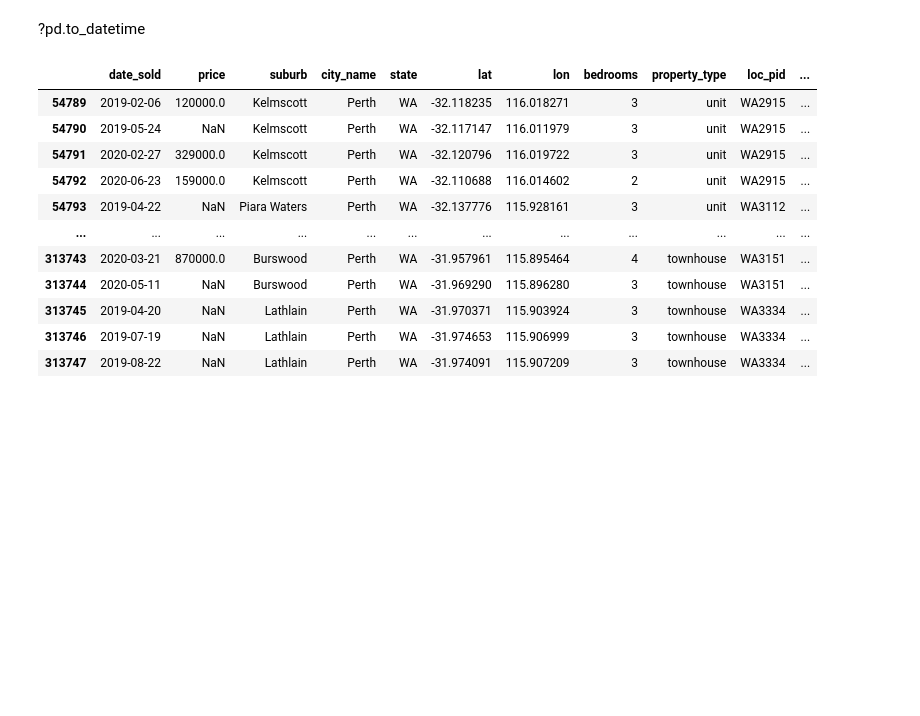
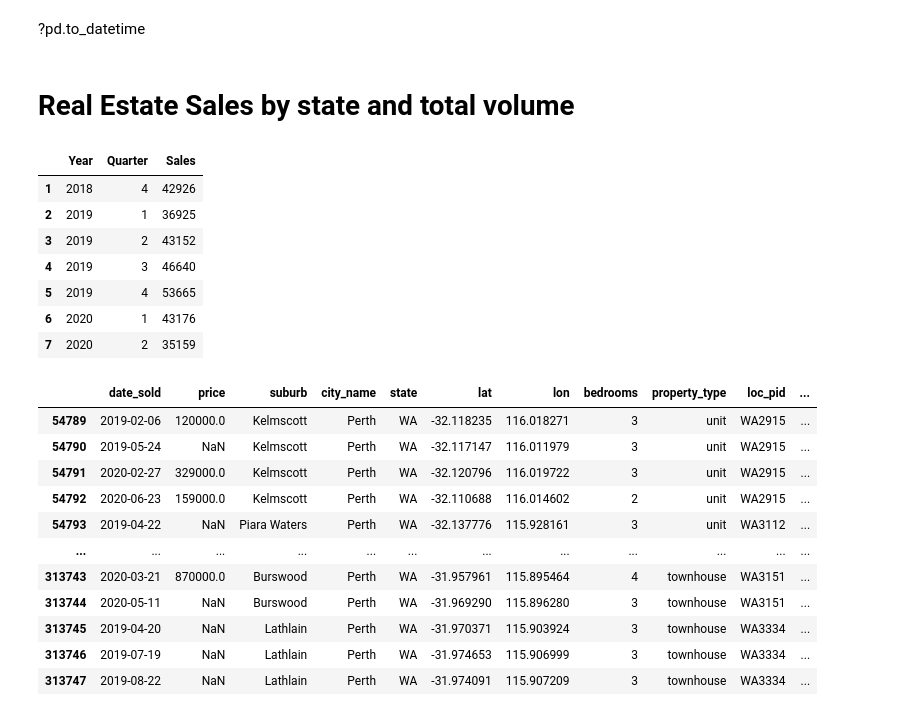
Before and after one commit to Supasyl/Data-Analytics-Project-1, a Jupyter notebook: Project 1.3 Notebooks/Data Analysis - Real Estate Sales Sept 2018 to June 2020.ipynb, the cells around one changed output. Saved outputs shown, nothing was run; the diff lists cells and outputs as text; code cells hidden in the pictures; blank space fills up the shorter version.

Commit message:
Data for Daniel
csv files created for national sales by quarter and by state

```diff
--- a/Project 1.3 Notebooks/Data Analysis - Real Estate Sales Sept 2018 to June 2020.ipynb
+++ b/Project 1.3 Notebooks/Data Analysis - Real Estate Sales Sept 2018 to June 2020.ipynb
@@ -42,3 +42,21 @@ realestate_sales_df['year']= realestate_sales_df['date_sold'].dt.year
 realestate_sales_df['date_sold'] = pd.to_datetime(realestate_sales_df['date_sold'], format="%Y-%m-%d %H:%M:%S")
 realestate_sales_df['quarter'] = realestate_sales_df['date_sold'].dt.quarter
 realestate_sales_df['year']= realestate_sales_df['date_sold'].dt.year
+# %% [markdown]
+# Real Estate Sales by state and total volume
+# %%
+nat_realestate_df = realestate_sales_df
+
+nat_realestate_qt_ct_df = nat_realestate_df.groupby(['year','quarter'])['date_sold'].count().reset_index()
+nat_realestate_qt_ct_df = nat_realestate_qt_ct_df[1:-1]
+nat_realestate_qt_ct_df.columns = ["Year","Quarter","Sales"]
+nat_realestate_qt_ct_df
+# %% [output]
+|  | Year | Quarter | Sales |
+| 1 | 2018 | 4 | 42926 |
+| 2 | 2019 | 1 | 36925 |
+| 3 | 2019 | 2 | 43152 |
+| 4 | 2019 | 3 | 46640 |
+| 5 | 2019 | 4 | 53665 |
+| 6 | 2020 | 1 | 43176 |
+| 7 | 2020 | 2 | 35159 |
```
Also changed, not shown: parts of 2 cells of this notebook, 2 other files.
